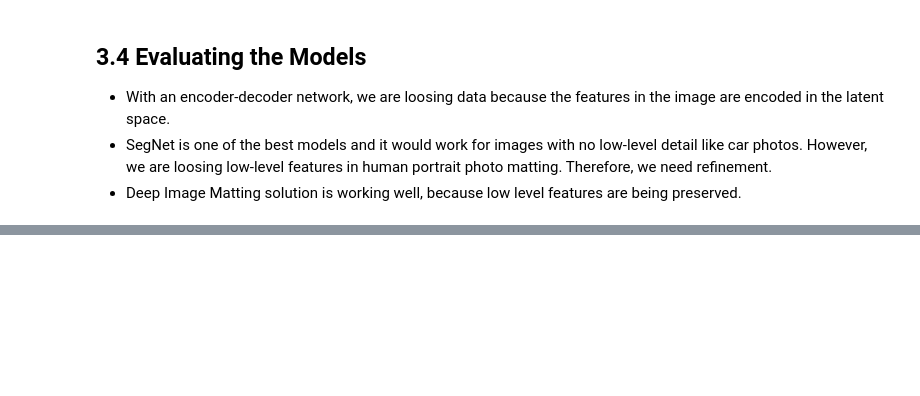
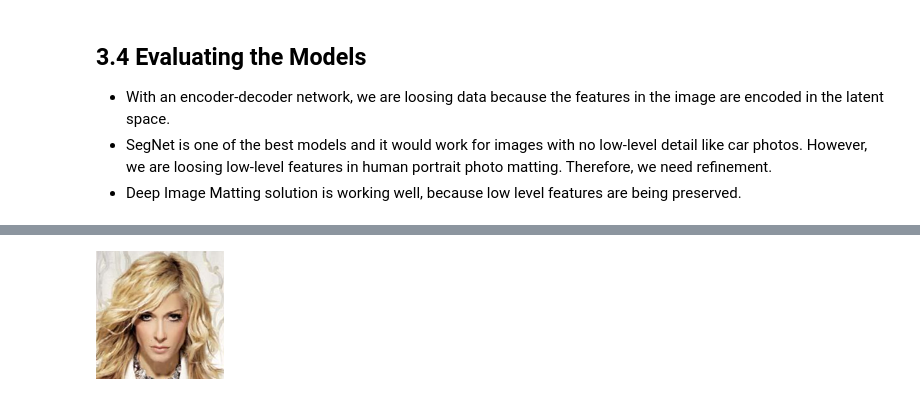
Before and after one commit to kocabiyik/deep-learning, a Jupyter notebook: 43-image-matting-celeba.ipynb, the cells around one changed output, grey strips where cells are left out. Cells and saved outputs as stored; diff of their text form; code cells hidden in the pictures; blank space fills up the shorter version.

```diff
--- a/43-image-matting-celeba.ipynb
+++ b/43-image-matting-celeba.ipynb
@@ -728,0 +749,4 @@ Overall, it is a challange because getting the training data is costly. However;
+# %%
+oneA
+# %% [output]
+[figure, added]
```
Also changed, not shown: parts of 11 cells of this notebook.
